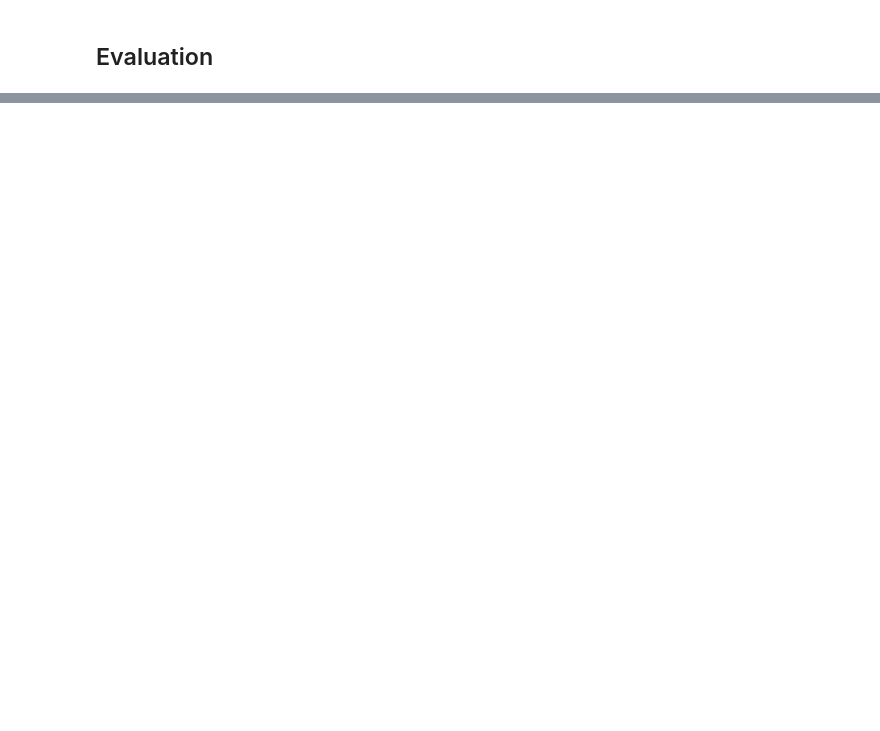
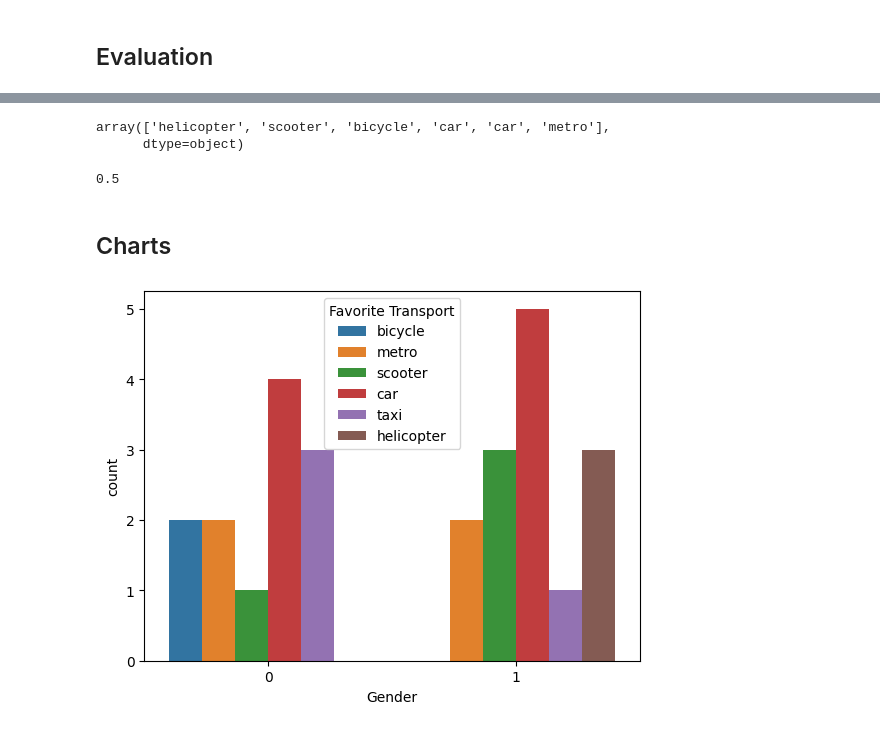
Before and after one commit to Wavevladimir/-, a Jupyter notebook: Scikit/Scikit Prediction and Evaluation .ipynb, the cells around one changed output, grey strips where cells are left out. Saved outputs shown, nothing was run; the diff lists cells and outputs as text; code cells hidden in the pictures; blank space fills up the shorter version.

```diff
--- a/Scikit/Scikit Prediction and Evaluation .ipynb
+++ b/Scikit/Scikit Prediction and Evaluation .ipynb
@@ -162,0 +198,18 @@ array(['bicycle', 'car', 'helicopter'], dtype=object)
+# %%
+predictions = model.predict(X_test)
+predictions
+# %% [output]
+array(['helicopter', 'scooter', 'bicycle', 'car', 'car', 'metro'],
+      dtype=object)
+# %%
+model_accuarcy_score= accuracy_score(y_test, predictions)
+model_accuarcy_score
+# %% [output]
+0.5
+# %% [markdown]
+## Charts
+# %%
+sns.countplot(x=df['Gender'], hue=df['Favorite Transport'])
+plt.show()
+# %% [output]
+[figure, added]
```
Also changed, not shown: parts of 9 cells of this notebook, 1 other file.
